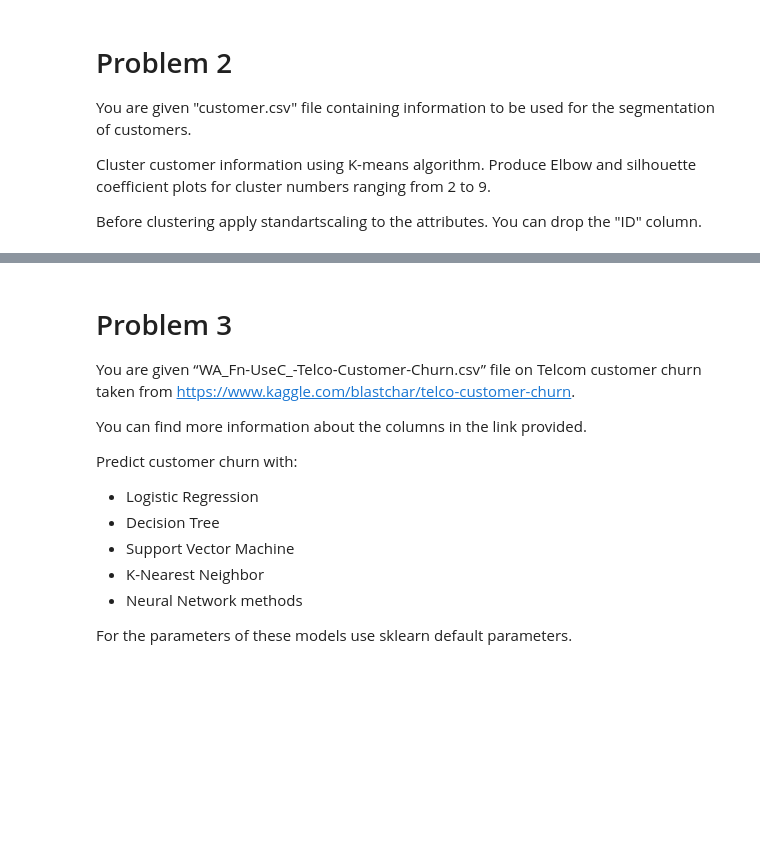
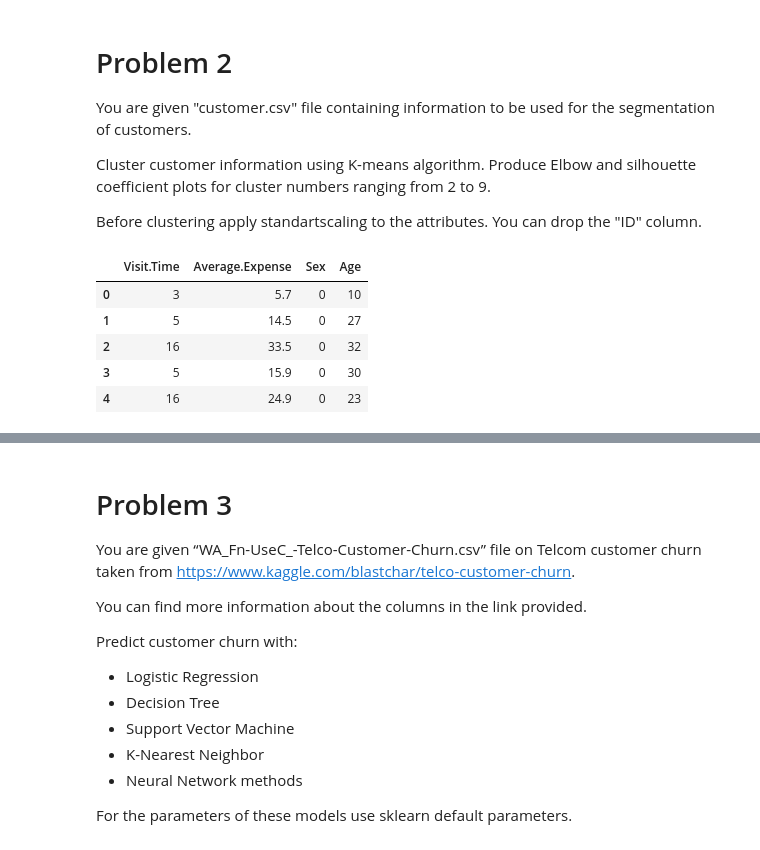
Before and after one commit to yukosgiti/BBL_536E_HW2, a Jupyter notebook: kapany_bbl536e_homework2.ipynb, the cells around one changed output, grey strips where cells are left out. Cells and saved outputs as stored; diff of their text form; code cells hidden in the pictures; blank space fills up the shorter version.

```diff
--- a/kapany_bbl536e_homework2.ipynb
+++ b/kapany_bbl536e_homework2.ipynb
@@ -105,0 +107,16 @@ Before clustering apply standartscaling to the attributes. You can drop the "ID"
+# %%
+import pandas as pd
+import numpy as np
+
+df = pd.read_csv("./data/customer.csv", thousands=',')
+
+# Drop Date column.
+df = df.drop(labels=["ID"], axis=1)
+df.head()
+# %% [output]
+|  | Visit.Time | Average.Expense | Sex | Age |
+| 0 | 3 | 5.7 | 0 | 10 |
+| 1 | 5 | 14.5 | 0 | 27 |
+| 2 | 16 | 33.5 | 0 | 32 |
+| 3 | 5 | 15.9 | 0 | 30 |
+| 4 | 16 | 24.9 | 0 | 23 |
```
Also changed, not shown: parts of 7 cells of this notebook.
